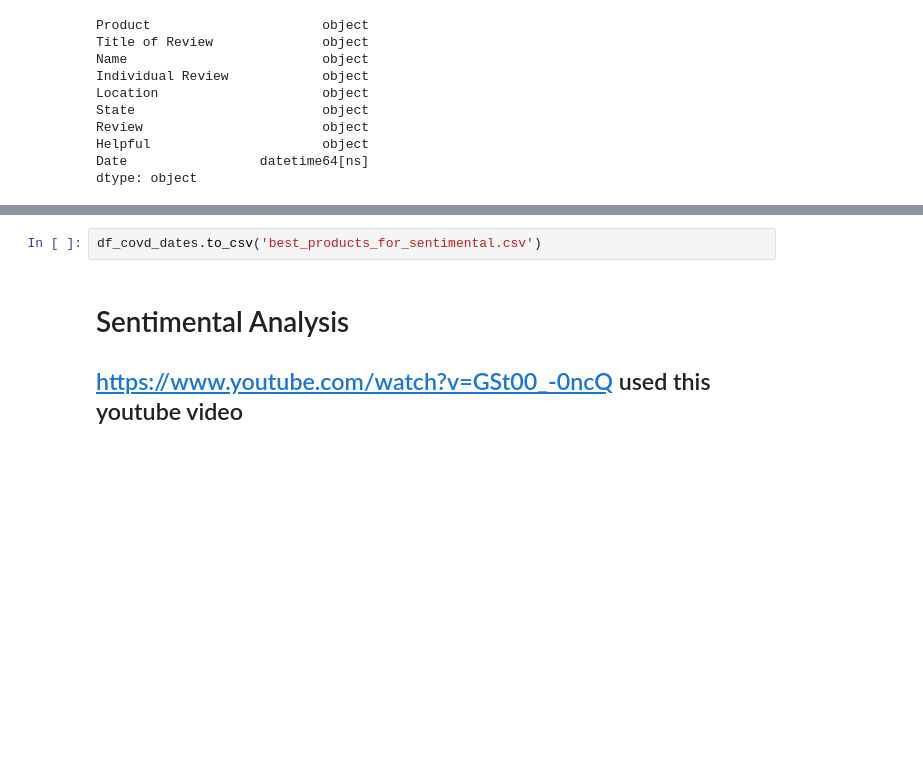
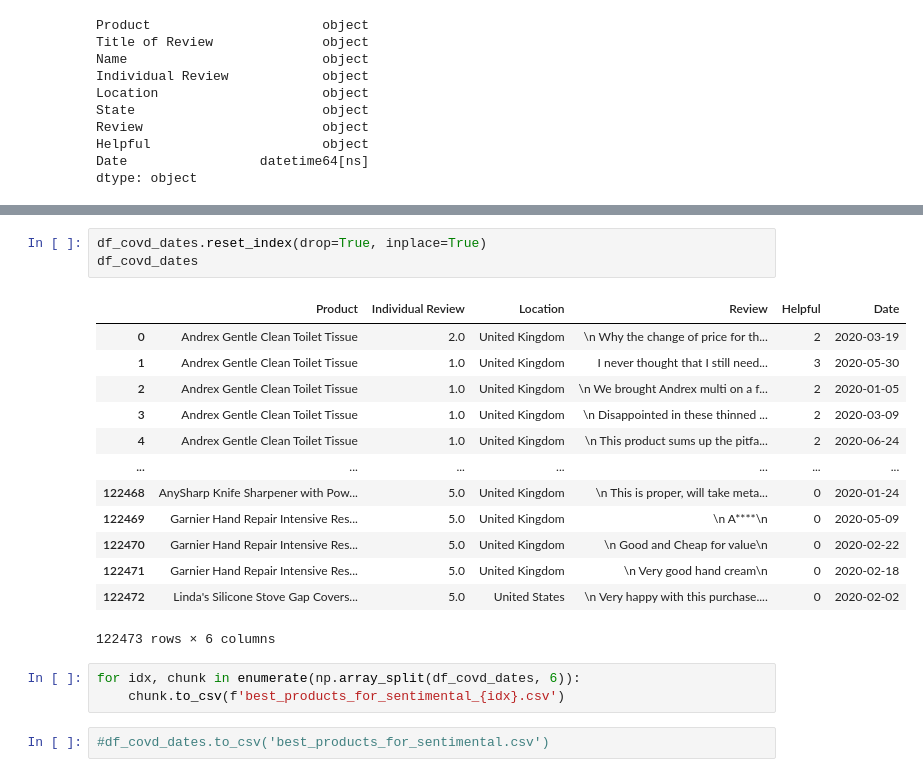
Before and after one commit to emiliava/Notebook, a Jupyter notebook: all_best_products_cleaning_csv.ipynb, the cells around one changed output, grey strips where cells are left out. Drawn from its saved outputs; the diff is of its cells as text; blank space fills up the shorter version.

Commit message:
senti

```diff
--- a/all_best_products_cleaning_csv.ipynb
+++ b/all_best_products_cleaning_csv.ipynb
@@ -412,6 +422,22 @@ dtype: object
+# %%
+df_covd_dates.reset_index(drop=True, inplace=True)
+df_covd_dates
+# %% [output]
+|  | Product | Individual Review | Location | Review | Helpful | Date |
+| 0 | Andrex Gentle Clean Toilet Tissue | 2.0 | United Kingdom | \n Why the change of price for th... | 2 | 2020-03-19 |
+| 1 | Andrex Gentle Clean Toilet Tissue | 1.0 | United Kingdom | I never thought that I still need... | 3 | 2020-05-30 |
+| 2 | Andrex Gentle Clean Toilet Tissue | 1.0 | United Kingdom | \n We brought Andrex multi on a f... | 2 | 2020-01-05 |
+| 3 | Andrex Gentle Clean Toilet Tissue | 1.0 | United Kingdom | \n Disappointed in these thinned ... | 2 | 2020-03-09 |
+| 4 | Andrex Gentle Clean Toilet Tissue | 1.0 | United Kingdom | \n This product sums up the pitfa... | 2 | 2020-06-24 |
+| ... | ... | ... | ... | ... | ... | ... |
+| 122468 | AnySharp Knife Sharpener with Pow... | 5.0 | United Kingdom | \n This is proper, will take meta... | 0 | 2020-01-24 |
+| 122469 | Garnier Hand Repair Intensive Res... | 5.0 | United Kingdom | \n A****\n | 0 | 2020-05-09 |
+| 122470 | Garnier Hand Repair Intensive Res... | 5.0 | United Kingdom | \n Good and Cheap for value\n | 0 | 2020-02-22 |
+| 122471 | Garnier Hand Repair Intensive Res... | 5.0 | United Kingdom | \n Very good hand cream\n | 0 | 2020-02-18 |
+| 122472 | Linda's Silicone Stove Gap Covers... | 5.0 | United States | \n Very happy with this purchase.... | 0 | 2020-02-02 |
+122473 rows × 6 columns
+# %%
+for idx, chunk in enumerate(np.array_split(df_covd_dates, 6)):
+    chunk.to_csv(f'best_products_for_sentimental_{idx}.csv')
 # %%
-df_covd_dates.to_csv('best_products_for_sentimental.csv')
+#df_covd_dates.to_csv('best_products_for_sentimental.csv')
-# %% [markdown]
-# Sentimental Analysis
-
-## https://www.youtube.com/watch?v=GSt00_-0ncQ used this youtube video
```
Also changed, not shown: parts of 30 cells of this notebook, 1 other file.
